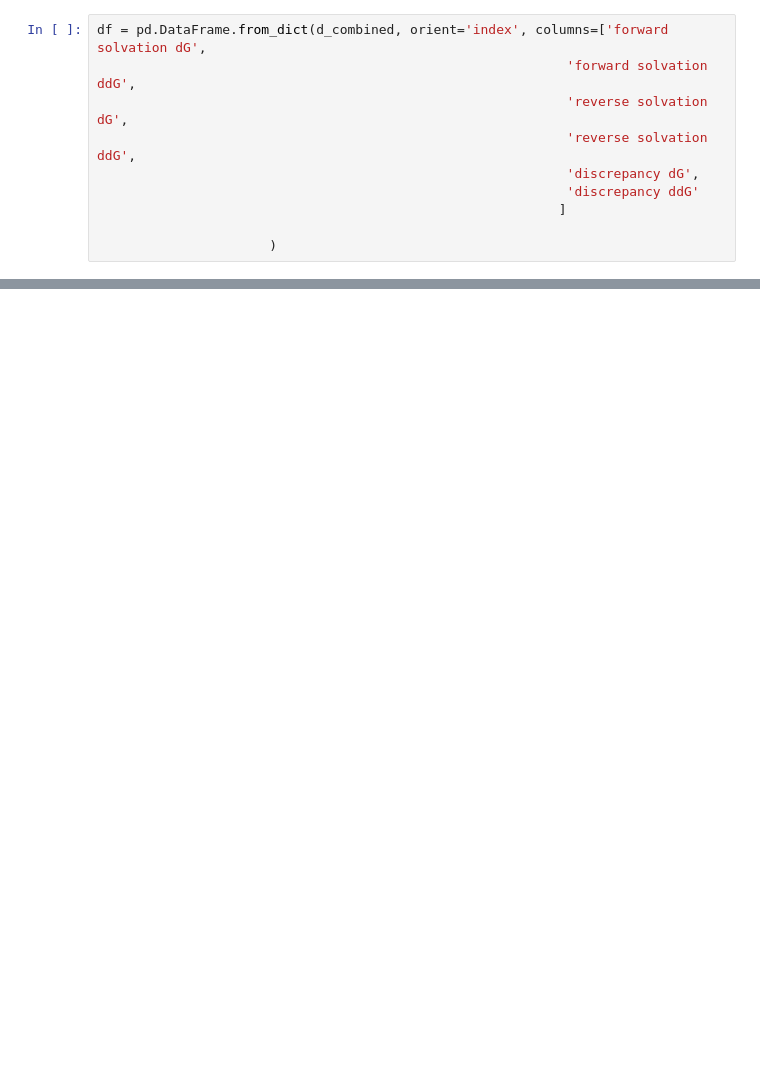
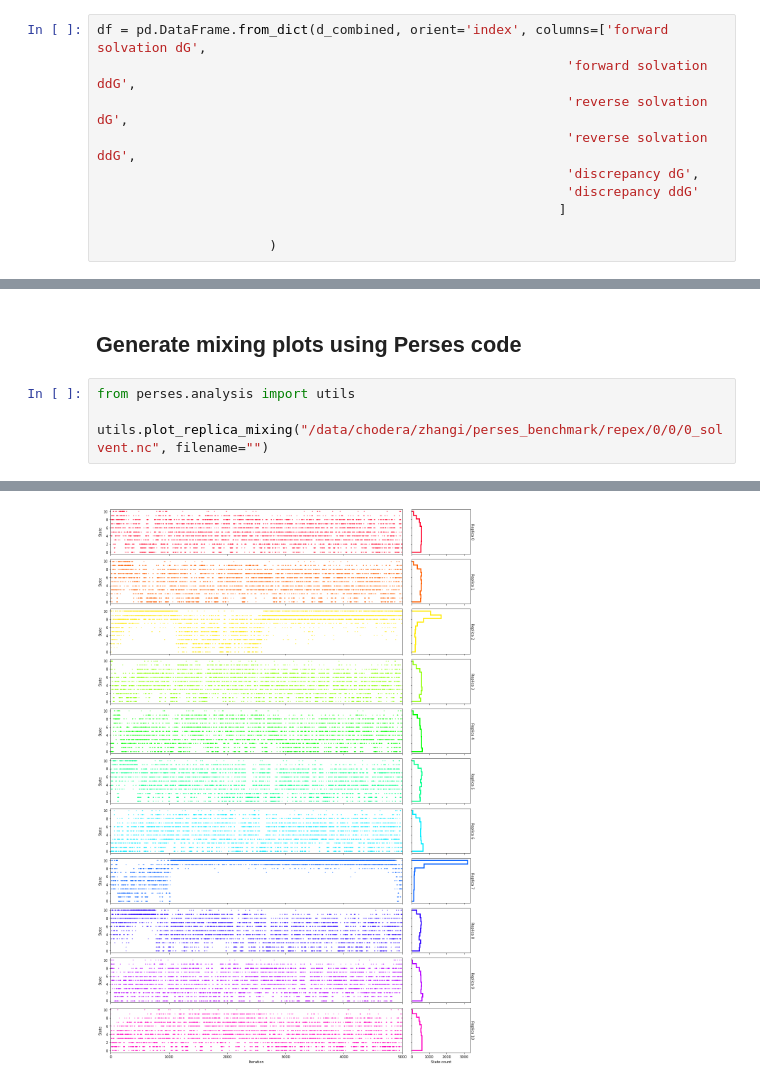
Before and after one commit to zhang-ivy/perses_protein_mutations, a Jupyter notebook: code/01_analyze_repex.ipynb, the cells around one changed output, grey strips where cells are left out. Cells and saved outputs as stored; diff of their text form; blank space fills up the shorter version.

Commit message:
clean analysis notebooks

```diff
--- a/code/01_analyze_repex.ipynb
+++ b/code/01_analyze_repex.ipynb
@@ -217,0 +456,7 @@ with open(f"returnable_plotter.pkl", 'wb') as f:
+# %% [markdown]
+## Generate mixing plots using Perses code
+# %%
+from perses.analysis import utils
+
+utils.plot_replica_mixing("/data/chodera/zhangi/perses_benchmark/repex/0/0/0_solvent.nc", filename="")
+# %% [output]
@@ -217,0 +480 @@ with open(f"returnable_plotter.pkl", 'wb') as f:
+[figure, added]
```
Also changed, not shown: parts of 33 cells of this notebook, 1 other file.
